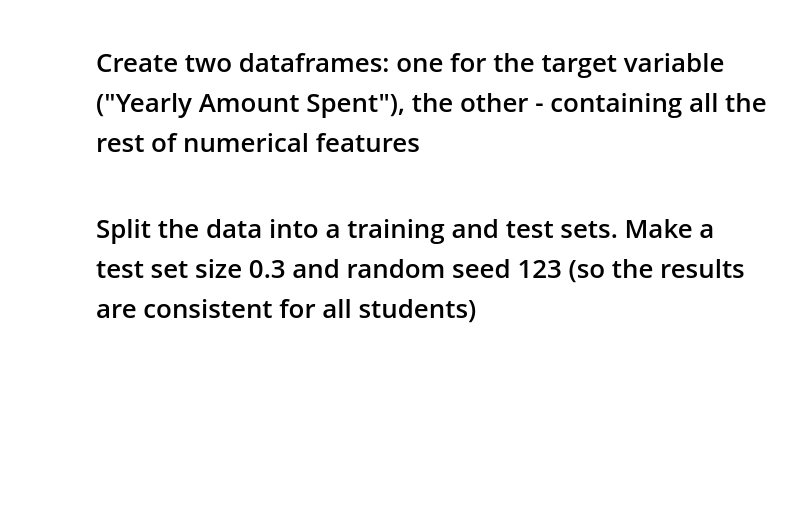
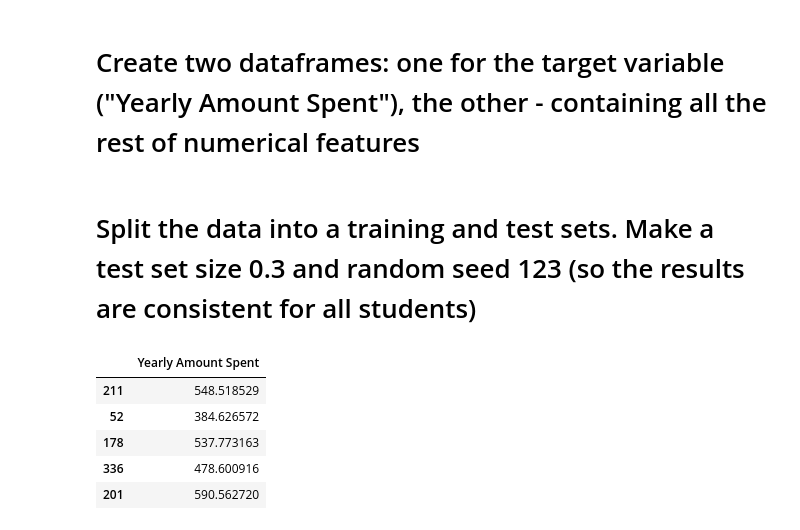
Before and after one commit to steveflys/data-science, a Jupyter notebook: regression.ipynb, the cells around one changed output. Saved outputs shown, nothing was run; the diff lists cells and outputs as text; code cells hidden in the pictures; blank space fills up the shorter version.

```diff
--- a/regression.ipynb
+++ b/regression.ipynb
@@ -77,2 +81,13 @@ cust_data = pd.DataFrame(df.drop(columns="Yearly Amount Spent"))
 # %% [markdown]
 # Split the data into a training and test sets. Make a test set size 0.3 and random seed 123 (so the results are consistent for all students)
+# %%
+#X_train, X_test, Y_train, Y_test = (cust_data, yearly_spent, test_size=0.3, random_state=123)
+X_train, X_test, Y_train, Y_test = train_test_split(cust_data, yearly_spent, test_size=0.3, random_state=123)
+Y_train.head()
+# %% [output]
+|  | Yearly Amount Spent |
+| 211 | 548.518529 |
+| 52 | 384.626572 |
+| 178 | 537.773163 |
+| 336 | 478.600916 |
+| 201 | 590.562720 |
```
Also changed, not shown: parts of 15 cells of this notebook.
